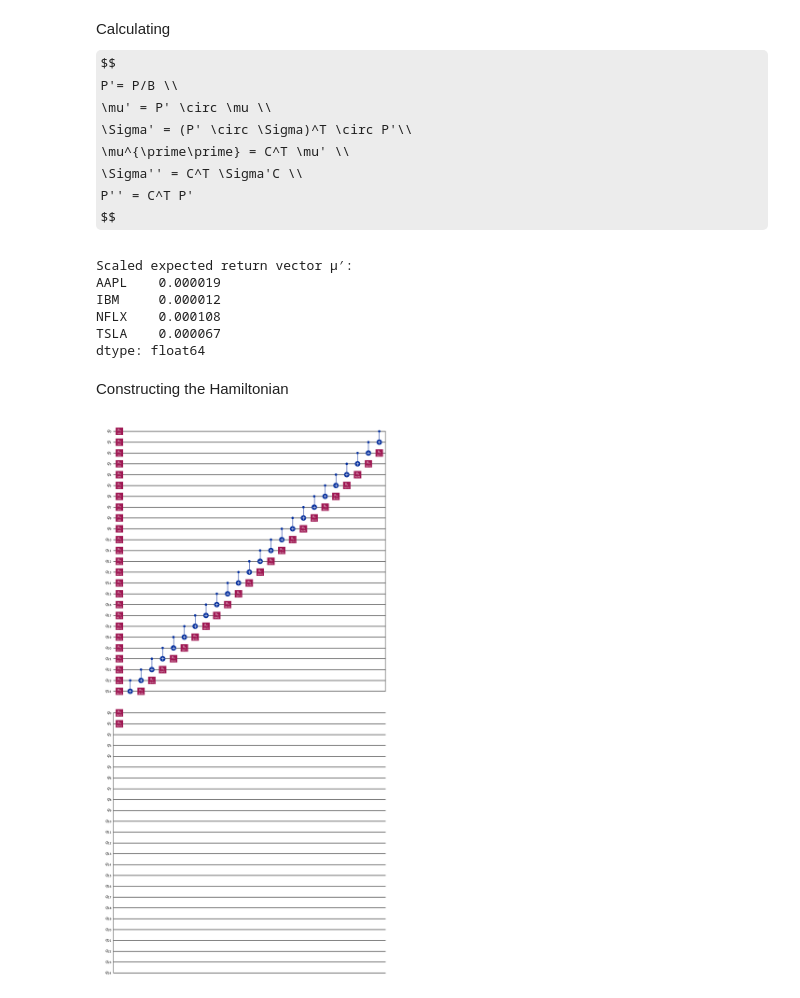
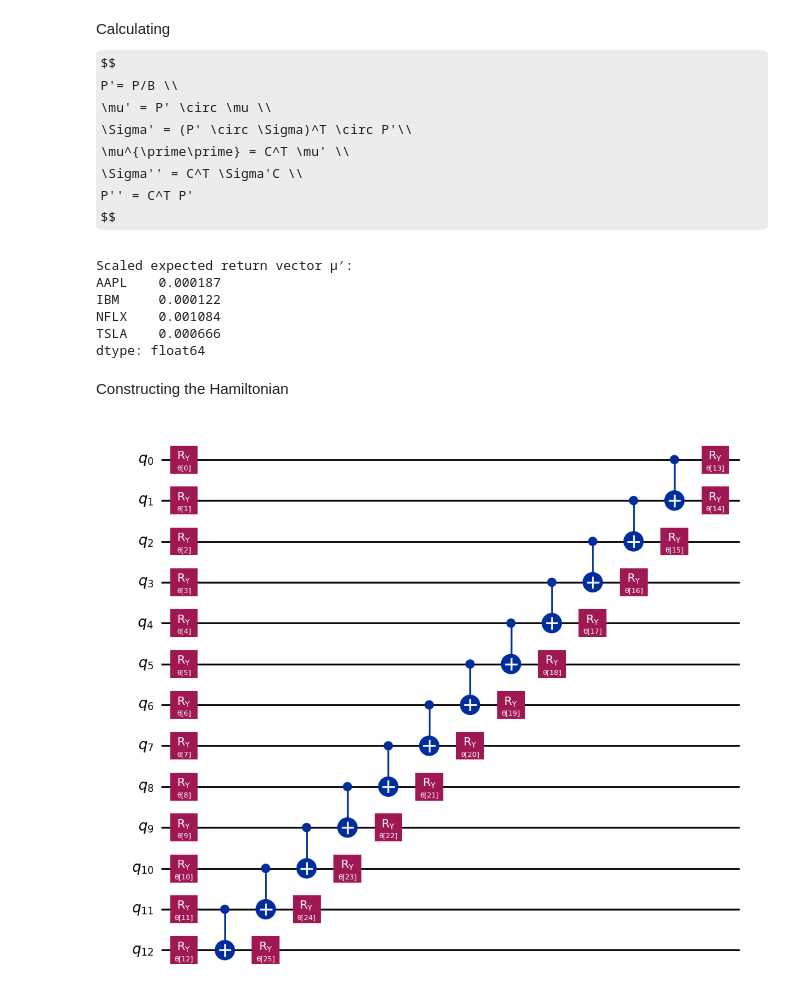
Before and after one commit to JoeJoeNguyen/quantumComputing, a Jupyter notebook: PortfolioOptimization/QPO.ipynb, the cells around one changed output. Saved outputs shown, nothing was run; the diff lists cells and outputs as text; code cells hidden in the pictures; some formulas as TeX source.

```diff
--- a/PortfolioOptimization/QPO.ipynb
+++ b/PortfolioOptimization/QPO.ipynb
@@ -3,8 +3,9 @@ import yfinance as yf
 # %%
 #constraints
 
-budget = 20000
+budget = 2000
 risk_tolerance = 0.5 # q
+penalty = 1 #lambda
 # %%
 #calculating the return
 def daily_returns(yesterday, today):
@@ -96,7 +96,7 @@ for ticker, price in asset_prices:
 #calculate n_i max for each asset:
 n_i_max_list = []
 for ticker, price in asset_prices:
-    n_i_max = budget // price
+    n_i_max = np.floor(budget / price)
     n_i_max_list.append((ticker, n_i_max))
     print(f"Maximum number of shares for {ticker} with budget ${budget}: {n_i_max}")
 # %% [output]
@@ -168,10 +168,10 @@ print("\nScaled expected return vector µ′:")
 print(mu_prime_series)
 # %% [output]
 Scaled expected return vector µ′:
-AAPL    0.000019
-IBM     0.000012
-NFLX    0.000108
-TSLA    0.000067
+AAPL    0.000187
+IBM     0.000122
+NFLX    0.001084
+TSLA    0.000666
 dtype: float64
 # %%
 P_prime_sigma = P_prime * Sigma
@@ -186,9 +186,9 @@ Constructing the Hamiltonian
 from qiskit.quantum_info import SparsePauliOp, Pauli
 #Constraints
 pi = 0.5 * P_double_prime
-beta = 1 - np.sum(pi)
+beta1= 1
 n = len(P_double_prime) #total number of binary variables
-penalty = 10
+
 #QUBO terms
 h_q = mu_double_prime - 2 * penalty * P_double_prime #linear term
 Q_q = -risk_tolerance * Sigma_double_prime + penalty * np.outer(P_double_prime, P_double_prime) #quadratic term
@@ -202,7 +202,7 @@ for i in range(n):
         J_ising[i, j] = 0.25 * Q_q[i, j]
 
 for i in range(n):
-    h_ising[i] += -2 * penalty * beta * pi[i]
+    h_ising[i] += -2 * penalty * beta1 * pi[i]
     for j in range(i + 1, n):
         J_ising[i, j] += 2 * penalty * pi[i] * pi[j]
 
@@ -213,31 +213,32 @@ pauli_dict = {}
 # Z_i terms
 for i in range(n):
     label = ['I'] * n
     label[n - i - 1] = 'Z'  # note Qiskit uses reversed qubit order
     pauli_str = ''.join(label)
     pauli_dict[pauli_str] = pauli_dict.get(pauli_str, 0) + h_ising[i]
 
 # Z_i Z_j terms
 for i in range(n):
     for j in range(i + 1, n):
         if J_ising[i, j] != 0:
             label = ['I'] * n
             label[n - i - 1] = 'Z'
             label[n - j - 1] = 'Z'
             pauli_str = ''.join(label)
             pauli_dict[pauli_str] = pauli_dict.get(pauli_str, 0) + J_ising[i, j]
 
 # Create SparsePauliOp
 pauli_terms = list(pauli_dict.items())
 hamiltonian = SparsePauliOp.from_list(pauli_terms)
 
 from qiskit.circuit.library import RealAmplitudes
 from qiskit_algorithms import VQE
 from qiskit_algorithms.optimizers import COBYLA
 from qiskit.primitives import StatevectorEstimator, Sampler
+from qiskit.quantum_info import Operator
 estimator = StatevectorEstimator()
 ansatz = RealAmplitudes(hamiltonian.num_qubits, reps=1)
 optimizer = COBYLA()
 ansatz.decompose().draw('mpl')
 # %% [output]
-[figure, old version]
+[figure, new version]
```
Also changed, not shown: parts of 10 cells of this notebook, 1 other file.
